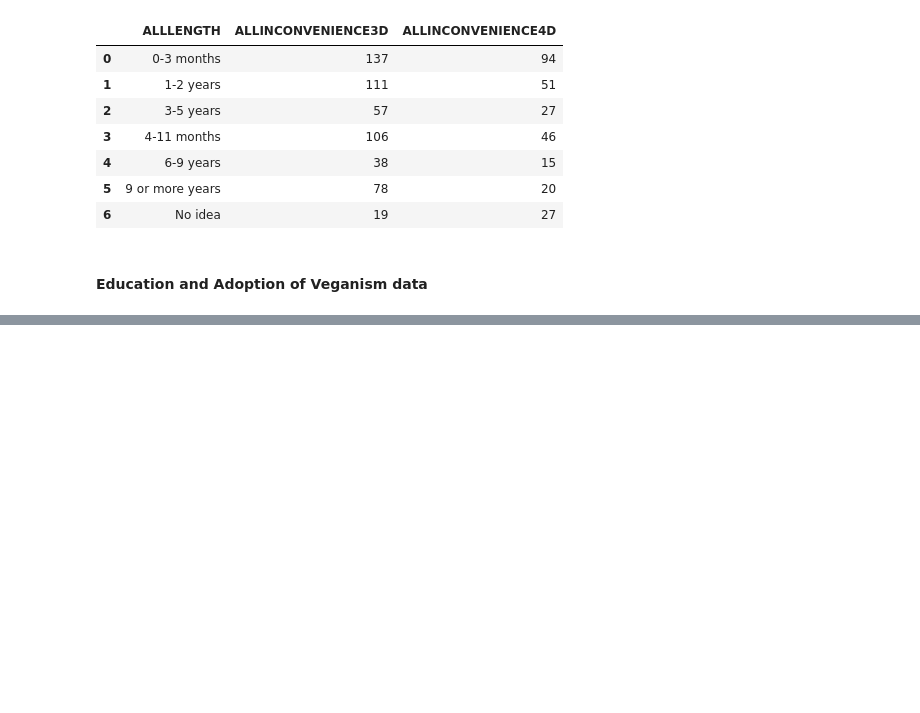
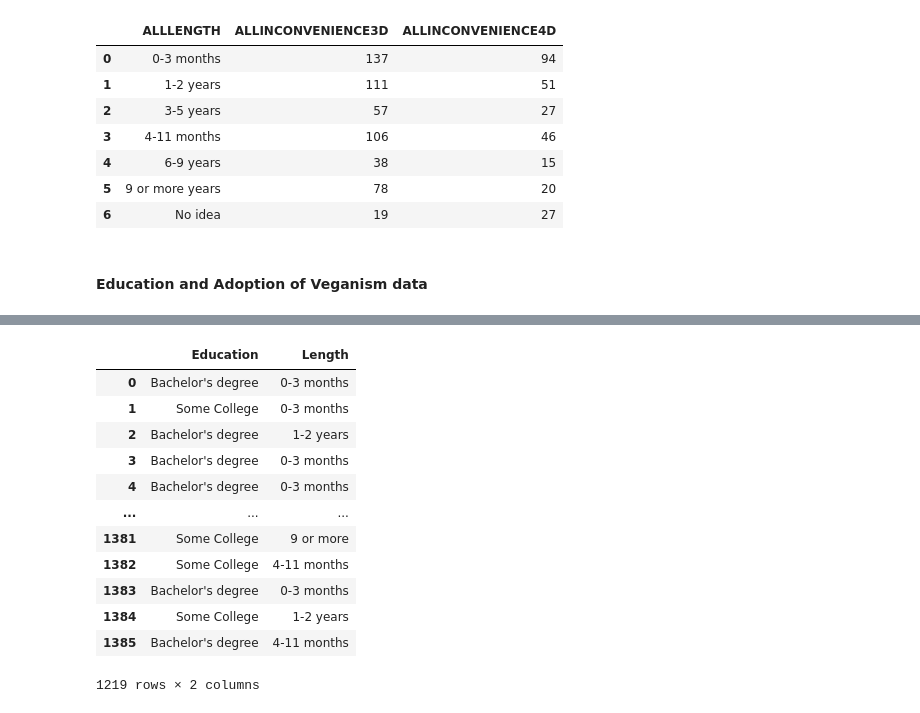
Before and after one commit to krips2398/vegan-planet, a Jupyter notebook: data_transformation/Data Transformation.ipynb, the cells around one changed output, grey strips where cells are left out. Saved outputs shown, nothing was run; the diff lists cells and outputs as text; code cells hidden in the pictures; blank space fills up the shorter version.

```diff
--- a/data_transformation/Data Transformation.ipynb
+++ b/data_transformation/Data Transformation.ipynb
@@ -624,0 +729,31 @@ final.to_csv('../project_data/dicho_variables.csv',index=False)
+# %%
+def func_education(x):
+    x = int(x)
+    if x==1:
+        return "Less than high school"
+    if x==2:
+        return "High School"
+    if x==3:
+        return "Some College"
+    if x==4:
+        return "Bachelor's degree"
+# %%
+df_ridge['EDUCATIONFOURRANGES'] = df_ridge['EDUCATIONFOURRANGES'].apply(lambda x:func_education(x))
+# %%
+df_ridge.rename(columns={"EDUCATIONFOURRANGES":"Education","ALLLENGTH":"Length"},inplace=True)
+# %%
+df_ridge
+# %% [output]
+|  | Education | Length |
+| 0 | Bachelor's degree | 0-3 months |
+| 1 | Some College | 0-3 months |
+| 2 | Bachelor's degree | 1-2 years |
+| 3 | Bachelor's degree | 0-3 months |
+| 4 | Bachelor's degree | 0-3 months |
+| ... | ... | ... |
+| 1381 | Some College | 9 or more |
+| 1382 | Some College | 4-11 months |
+| 1383 | Bachelor's degree | 0-3 months |
+| 1384 | Some College | 1-2 years |
+| 1385 | Bachelor's degree | 4-11 months |
+1219 rows × 2 columns
```
Also changed, not shown: parts of 14 cells of this notebook, 21 other files.
